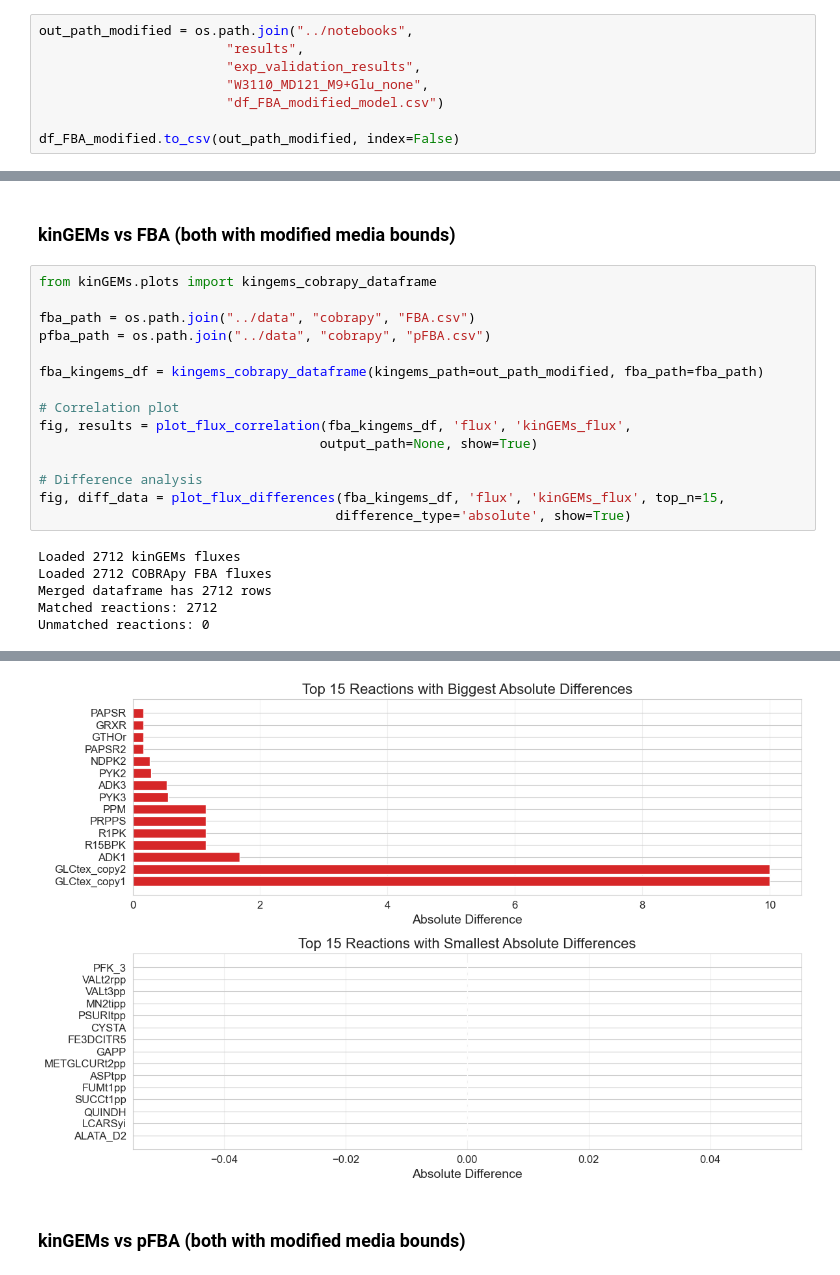
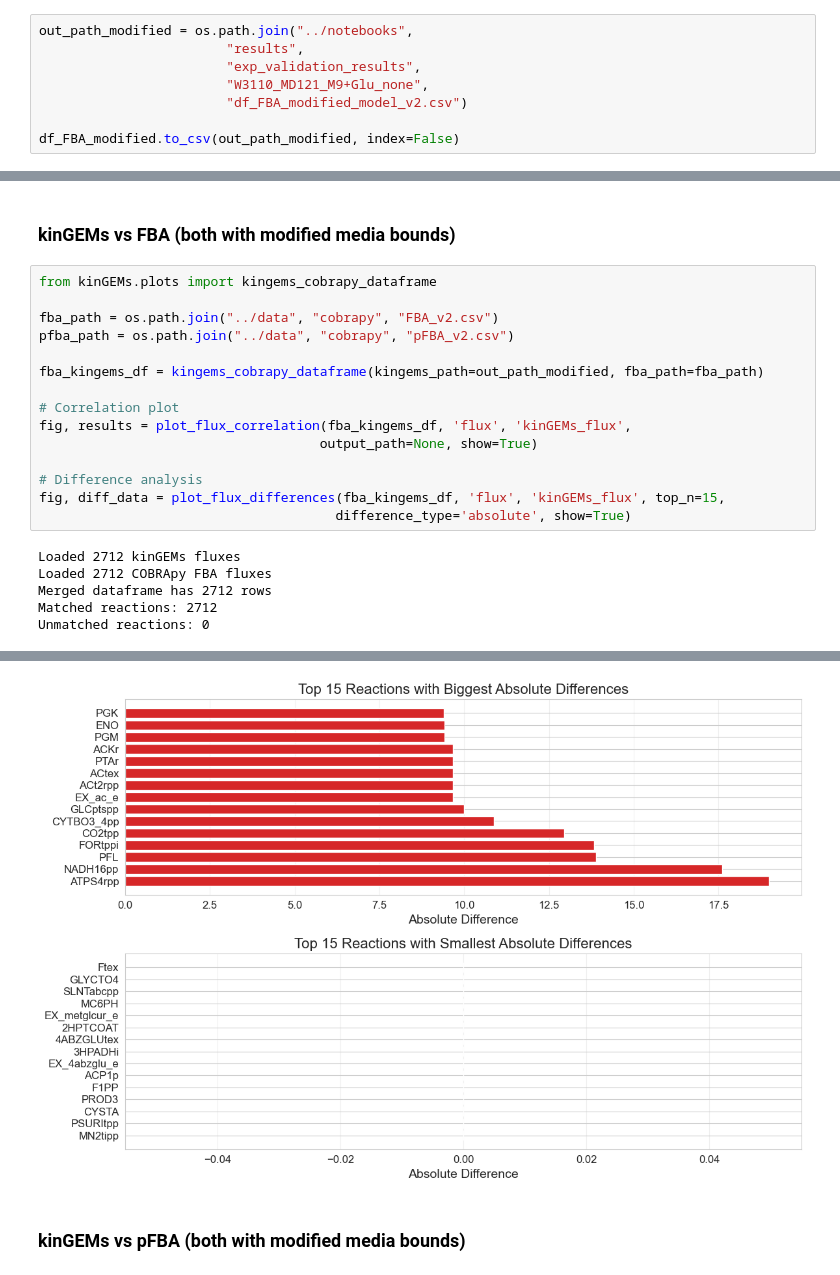
Before and after one commit to ranaabarghout/kinGEMs, a Jupyter notebook: notebooks/validate_fluxomics_iML1515.ipynb, the cells around one changed output, grey strips where cells are left out. Cells and saved outputs as stored; diff of their text form.

```diff
--- a/notebooks/validate_fluxomics_iML1515.ipynb
+++ b/notebooks/validate_fluxomics_iML1515.ipynb
@@ -294,6 +295,6 @@ out_path_modified = os.path.join("../notebooks",
                         "results",
                         "exp_validation_results",
                         "W3110_MD121_M9+Glu_none",
-                        "df_FBA_modified_model.csv")
+                        "df_FBA_modified_model_v2.csv")
 
 df_FBA_modified.to_csv(out_path_modified, index=False)
@@ -587,8 +621,8 @@ Unmatched reactions: 2569
 # %%
 from kinGEMs.plots import kingems_cobrapy_dataframe
 
-fba_path = os.path.join("../data", "cobrapy", "FBA.csv")
-pfba_path = os.path.join("../data", "cobrapy", "pFBA.csv")
+fba_path = os.path.join("../data", "cobrapy", "FBA_v2.csv")
+pfba_path = os.path.join("../data", "cobrapy", "pFBA_v2.csv")
 
 fba_kingems_df = kingems_cobrapy_dataframe(kingems_path=out_path_modified, fba_path=fba_path)
 
@@ -609,4 +643,4 @@ Unmatched reactions: 0
-[figure, old version]
+[figure, new version]
 # %% [markdown]
 ### kinGEMs vs pFBA (both with modified media bounds)
 # %%
```
Also changed, not shown: parts of 21 cells of this notebook, 8 other files.
